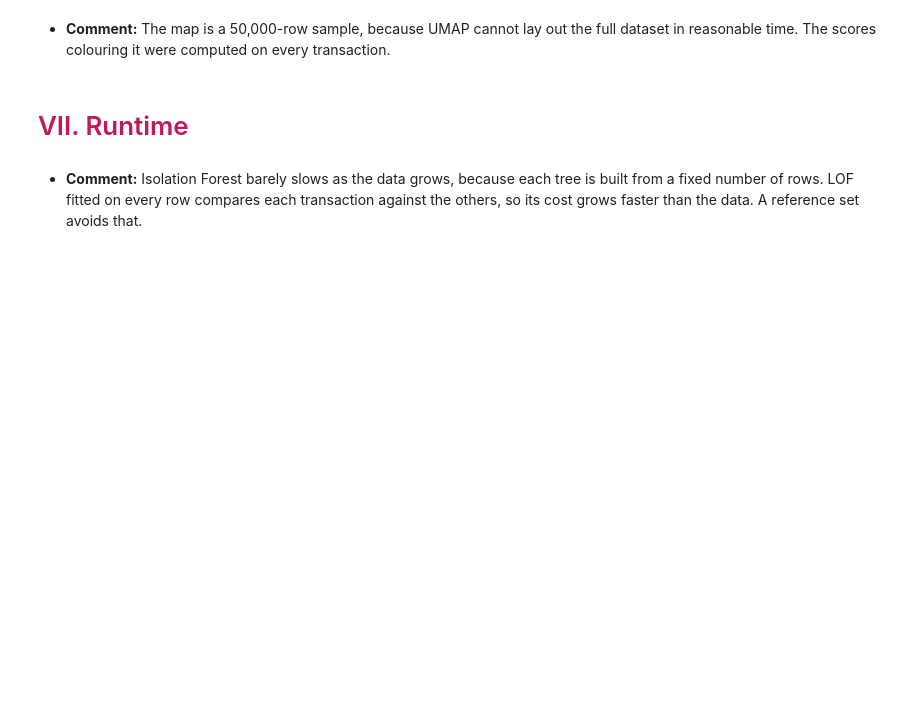
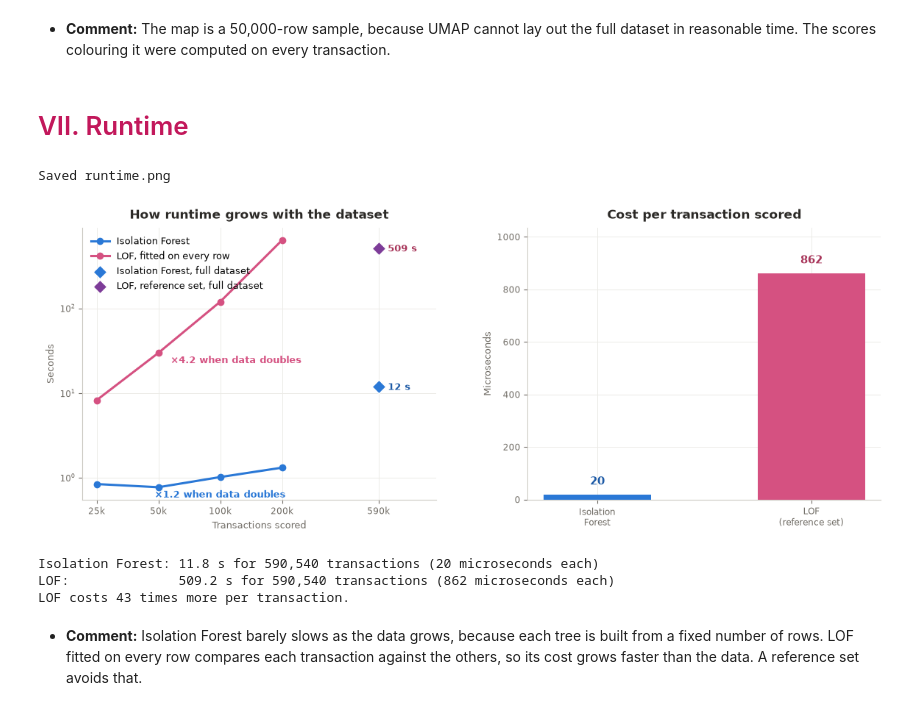
Before and after one commit to Nafisatibrahim/Unsupervised-fraud-detection-the-outliers, a Jupyter notebook: notebooks/05-evaluation.ipynb, the cells around one changed output. Saved outputs shown, nothing was run; the diff lists cells and outputs as text; code cells hidden in the pictures; blank space fills up the shorter version.

```diff
--- a/notebooks/05-evaluation.ipynb
+++ b/notebooks/05-evaluation.ipynb
@@ -88,7 +88,7 @@ UMAP_DIR = os.path.join(BASE_DIR, 'results', 'umap')
 LADDER_PATH = os.path.join(BASE_DIR, '00_nafisat', 'results', 'runtime_ladder.csv')
 
 # Define where this notebook writes its figures and tables
-RESULTS_DIR = os.path.join(BASE_DIR, 'results', 'evaluation')
+RESULTS_DIR = os.path.join(BASE_DIR, 'results', 'final_evaluation')
 os.makedirs(RESULTS_DIR, exist_ok=True)
 
 # Print
@@ -1013,15 +1180,13 @@ if os.path.exists(LADDER_PATH):
             # The growth rate goes on the line itself rather than in the
             # legend, so the legend stays a list of names
             # Place each label in the empty space beside its own line. The
-            # Isolation Forest line runs along the bottom of the panel, so its
-            # label goes above it rather than into the axis. The LOF line
-            # climbs into the title and the legend, so its label is anchored
-            # low on the line and pushed out to the right.
+            # LOF line climbs steeply into the title and the legend, so its
+            # label is anchored low on the line and pushed out to the right.
             is_if = column.startswith('if_')
             anchor = valid.iloc[-2] if is_if else valid.iloc[1]
             axes[0].annotate(f'{TIMES}{doubling:.1f} when data doubles',
                              xy=(anchor['n_rows'], anchor[column]),
-                             xytext=(0, 12) if is_if else (12, -10),
+                             xytext=(0, -20) if is_if else (12, -10),
                              textcoords='offset points',
                              ha='center' if is_if else 'left',
                              fontsize=9, color=colour, fontweight='bold')
@@ -1048,33 +1213,39 @@ if os.path.exists(LADDER_PATH):
     axes[0].set_xticks(tested)
     axes[0].set_xticklabels([f'{v // 1000}k' for v in tested], fontsize=9)
     axes[0].minorticks_off()
     # Room on the right for the two diamond labels
     axes[0].set_xlim(right=N_ROWS * 1.9)
     style_plot(axes[0], 'How runtime grows with the dataset',
                'Transactions scored', 'Seconds')
     axes[0].legend(frameon=False, fontsize=9, loc='upper left')
 
 # Right: cost per transaction, side by side
 per_row = [if_seconds / N_ROWS * 1e6, lof_seconds / N_ROWS * 1e6]
 bars = axes[1].bar(['Isolation\nForest', 'LOF\n(reference set)'], per_row,
                    color=[C_IF, C_LOF], width=0.5)
 for bar, value, colour in zip(bars, per_row, [C_IF_TEXT, C_LOF_TEXT]):
     axes[1].annotate(f'{value:,.0f}', xy=(bar.get_x() + bar.get_width() / 2, value),
                      xytext=(0, 7), textcoords='offset points', ha='center',
                      va='bottom', fontsize=11, color=colour, fontweight='bold')
 axes[1].set_ylim(0, max(per_row) * 1.2)
 style_plot(axes[1], 'Cost per transaction scored', None, 'Microseconds')
 
 save_fig(fig, 'runtime.png')
 plt.show()
 
 # Print, in plain words rather than exponents
 ratio = max(per_row) / min(per_row)
 print(f"Isolation Forest: {if_seconds:.1f} s for {N_ROWS:,} transactions "
       f"({per_row[0]:,.0f} microseconds each)")
 print(f"LOF:              {lof_seconds:.1f} s for {N_ROWS:,} transactions "
       f"({per_row[1]:,.0f} microseconds each)")
 print(f"LOF costs {ratio:.0f} times more per transaction.")
+# %% [output]
+Saved runtime.png
+[figure, added]
+Isolation Forest: 11.8 s for 590,540 transactions (20 microseconds each)
+LOF:              509.2 s for 590,540 transactions (862 microseconds each)
+LOF costs 43 times more per transaction.
 # %% [markdown]
 - **Comment:** Isolation Forest barely slows as the data grows, because each tree is built from a fixed number of rows. LOF fitted on every row compares each transaction against the others, so its cost grows faster than the data. A reference set avoids that.
 # %% [markdown]
```
Also changed, not shown: parts of 33 cells of this notebook.
